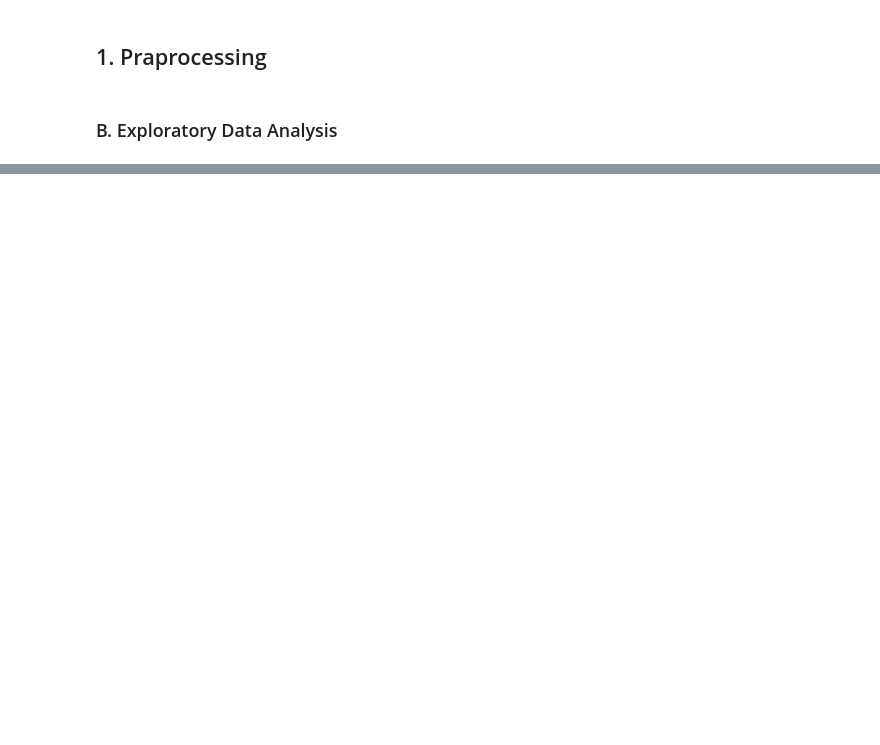
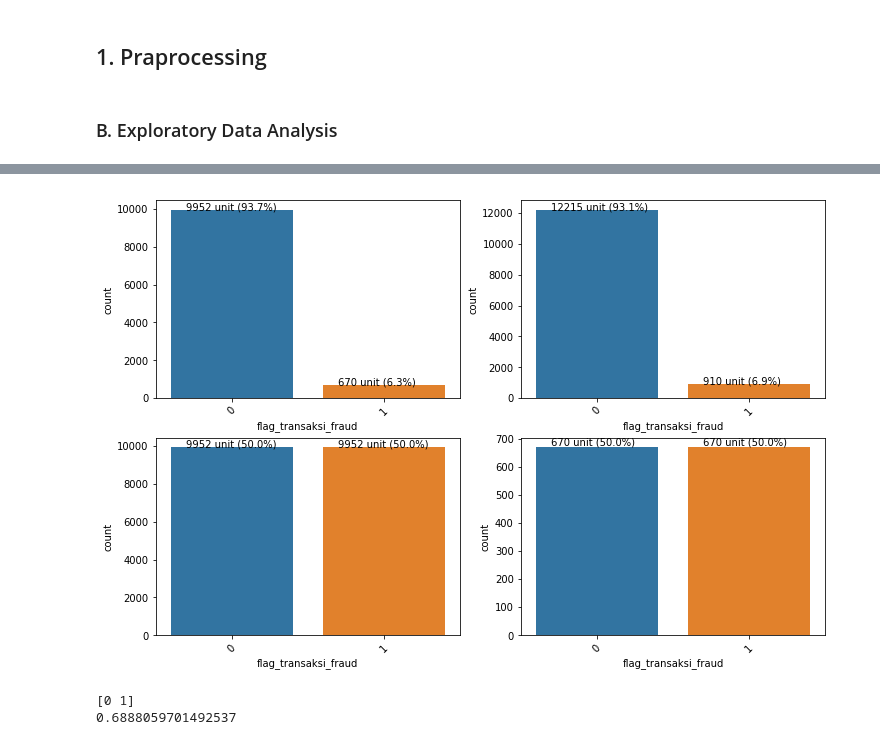
Before and after one commit to kirralabs/data-process, a Jupyter notebook: Fraud_process.ipynb, the cells around one changed output, grey strips where cells are left out. Drawn from its saved outputs; the diff is of its cells as text; code cells hidden in the pictures; blank space fills up the shorter version.

```diff
--- a/Fraud_process.ipynb
+++ b/Fraud_process.ipynb
@@ -125,0 +688,39 @@ tts.write_to_fp(mp3_fp)
+# %%
+fig, axes = plt.subplots(2, 2, figsize=(12, 8))
+
+ax = fig.axes[0]
+ax.set_xticklabels(ax.xaxis.get_majorticklabels(), rotation=45)
+sns.countplot(x="flag_transaksi_fraud", data=newdatatrain, ax=ax)
+total = len(newdatatrain)
+for p in ax.patches:
+        ax.annotate('{} unit ({:.1f}%)'.format(p.get_height(), 100*p.get_height()/total), (p.get_x()+0.1, p.get_height()+5))
+# ax.title("flag_transaksi_fraud new data")
+
+
+ax = fig.axes[1]
+ax.set_xticklabels(ax.xaxis.get_majorticklabels(), rotation=45)
+sns.countplot(x="flag_transaksi_fraud", data=datatrain, ax=ax)
+total = len(datatrain)
+for p in ax.patches:
+        ax.annotate('{} unit ({:.1f}%)'.format(p.get_height(), 100*p.get_height()/total), (p.get_x()+0.1, p.get_height()+5))
+# ax.title("flag_transaksi_fraud old data")
+
+
+ax = fig.axes[2]
+ax.set_xticklabels(ax.xaxis.get_majorticklabels(), rotation=45)
+sns.countplot(x="flag_transaksi_fraud", data=df_upsampled, ax=ax)
+total = len(df_upsampled)
+for p in ax.patches:
+        ax.annotate('{} unit ({:.1f}%)'.format(p.get_height(), 100*p.get_height()/total), (p.get_x()+0.1, p.get_height()+5))
+# ax.title("flag_transaksi_fraud old data")
+
+
+ax = fig.axes[3]
+ax.set_xticklabels(ax.xaxis.get_majorticklabels(), rotation=45)
+sns.countplot(x="flag_transaksi_fraud", data=df_downsampled, ax=ax)
+total = len(df_downsampled)
+for p in ax.patches:
+        ax.annotate('{} unit ({:.1f}%)'.format(p.get_height(), 100*p.get_height()/total), (p.get_x()+0.1, p.get_height()+5))
+# ax.title("flag_transaksi_fraud old data")
+# %% [output]
+[figure, added]
@@ -125,0 +730,21 @@ tts.write_to_fp(mp3_fp)
+# %%
+# Separate input features (X) and target variable (y)
+y = df_downsampled.flag_transaksi_fraud
+X = df_downsampled.drop('flag_transaksi_fraud', axis=1)
+
+# Train model
+clf_2 = LogisticRegression().fit(X, y)
+
+# Predict on training set
+pred_y_2 = clf_2.predict(X)
+
+# Is our model still predicting just one class?
+print( np.unique( pred_y_2 ) )
+# [0 1]
+
+# How's our accuracy?
+print( accuracy_score(y, pred_y_2) )
+# 0.581632653061
+# %% [output]
+[0 1]
+0.6888059701492537
```
Also changed, not shown: parts of 57 cells of this notebook, 3 other files.
